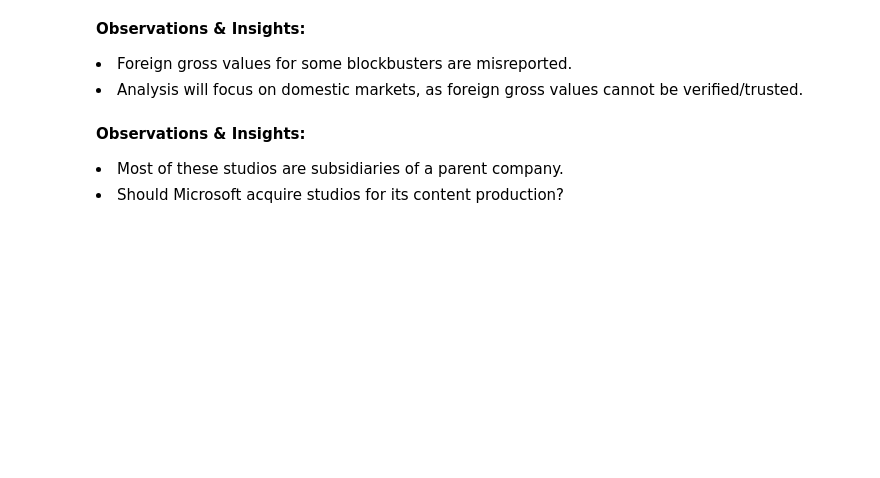
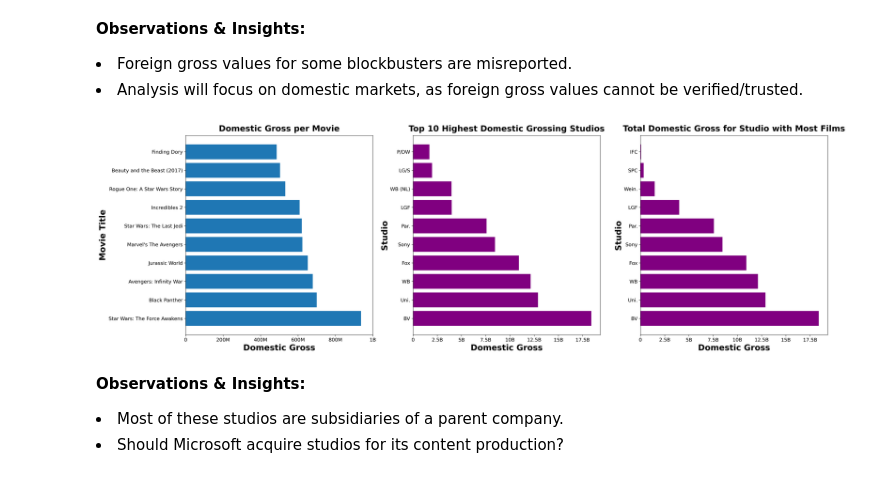
Before and after one commit to alpacanonymous/project1, a Jupyter notebook: final_notebook.ipynb, the cells around one changed output. Saved outputs shown, nothing was run; the diff lists cells and outputs as text; code cells hidden in the pictures; blank space fills up the shorter version.

```diff
--- a/final_notebook.ipynb
+++ b/final_notebook.ipynb
@@ -549,41 +656,50 @@ g.tail(20)
 # %%
 ## Plots
 
 # Domestic gross per title
-fig, (ax1, ax2, ax3) = plt.subplots(ncols=3, figsize=(20,8))
+fig, (ax1, ax2, ax3) = plt.subplots(ncols=3, figsize=(25,8), dpi=300)
 
-x1 = f['title'][0:10]
-y1 = f['domestic_gross'][0:10]
+x1 = f['title'][:10]
+y1 = f['domestic_gross'][:10]
 ax1.barh(x1, y1)
-ax1.set_xlabel("Domestic Gross (hundreds of millions)")
-ax1.set_ylabel("Movie Title")
-ax1.set_title("Domestic Gross per Movie")
+ax1.set_xticks([0,200000000, 400000000, 600000000, 800000000, 1000000000])
+ax1.set_xticklabels(['0','200M', '400M', '600M', '800M', '1B'], fontsize=12)
+ax1.set_yticklabels(labels=f.title[:10], fontsize=12)
+ax1.set_xlabel("Domestic Gross", fontsize=20, fontweight='bold')
+ax1.set_ylabel("Movie Title", fontsize=20, fontweight='bold')
+ax1.set_title("Domestic Gross per Movie", fontsize=20, fontweight='bold', pad=10)
 
 
 # Domestic gross per studio
 dfm3 = df_gross.groupby(['studio']).domestic_gross.sum().reset_index().sort_values(
     by='domestic_gross', ascending=False)
 
-
-x2 = dfm3.studio[0:10]
-y2 = dfm3.domestic_gross[0:10]
-ax2.barh(x2, y2)
-ax2.set_xlabel('Domestic Gross (tens of billions)')
-ax2.set_ylabel('Studio')
-ax2.set_title('Top 10 Highest Domestic Grossing Studios ')
+x2 = dfm3.studio[:10]
+y2 = dfm3.domestic_gross[:10]
+ax2.barh(x2, y2, color='purple')
+ax2.set_xticks([0,2500000000, 5000000000, 7500000000, 10000000000, 12500000000, 15000000000, 17500000000])
+ax2.set_xticklabels(['0','2.5B', '5B', '7.5B', '10B', '12.5B', '15B', '17.5B'], fontsize=12)
+ax2.set_yticklabels(labels=dfm3.studio[:10], fontsize=12)
+ax2.set_xlabel('Domestic Gross', fontsize=20, fontweight='bold')
+ax2.set_ylabel('Studio', fontsize=20, fontweight='bold')
+ax2.set_title('Top 10 Highest Domestic Grossing Studios', fontsize=20, fontweight='bold', pad=10)
 
 # Domestic gross for studios with most films
 x = ['Uni.', 'Fox', 'WB', 'Sony', 'BV', 'Par.', 'LGF', 'Wein.', 'IFC', 'SPC']
 
-
 x3 = d['studio']
 y3 = d['domestic_gross']
-ax3.barh(x3, y3)
-ax3.set_xlabel("Domestic Gross (tens of billions)")
-ax3.set_ylabel("Studio")
-ax3.set_title('Total Domestic Gross for Studio with Most Films')
+ax3.barh(x3, y3, color='purple')
+ax3.set_xticks([0,2500000000, 5000000000, 7500000000, 10000000000, 12500000000, 15000000000, 17500000000])
+ax3.set_xticklabels(['0','2.5B', '5B', '7.5B', '10B', '12.5B', '15B', '17.5B'], fontsize=12)
+ax3.set_yticklabels(labels=d.studio, fontsize=12)
+ax3.set_xlabel("Domestic Gross", fontsize=20, fontweight='bold')
+ax3.set_ylabel("Studio", fontsize=20, fontweight='bold')
+ax3.set_title('Total Domestic Gross for Studio with Most Films', fontsize=20, fontweight='bold', pad=10)
 
-fig.tight_layout()
+fig.tight_layout();
+# %% [output]
+[figure, added]
 # %% [markdown]
 **Observations & Insights:**
 <ul></ul>
```
Also changed, not shown: parts of 14 cells of this notebook.
